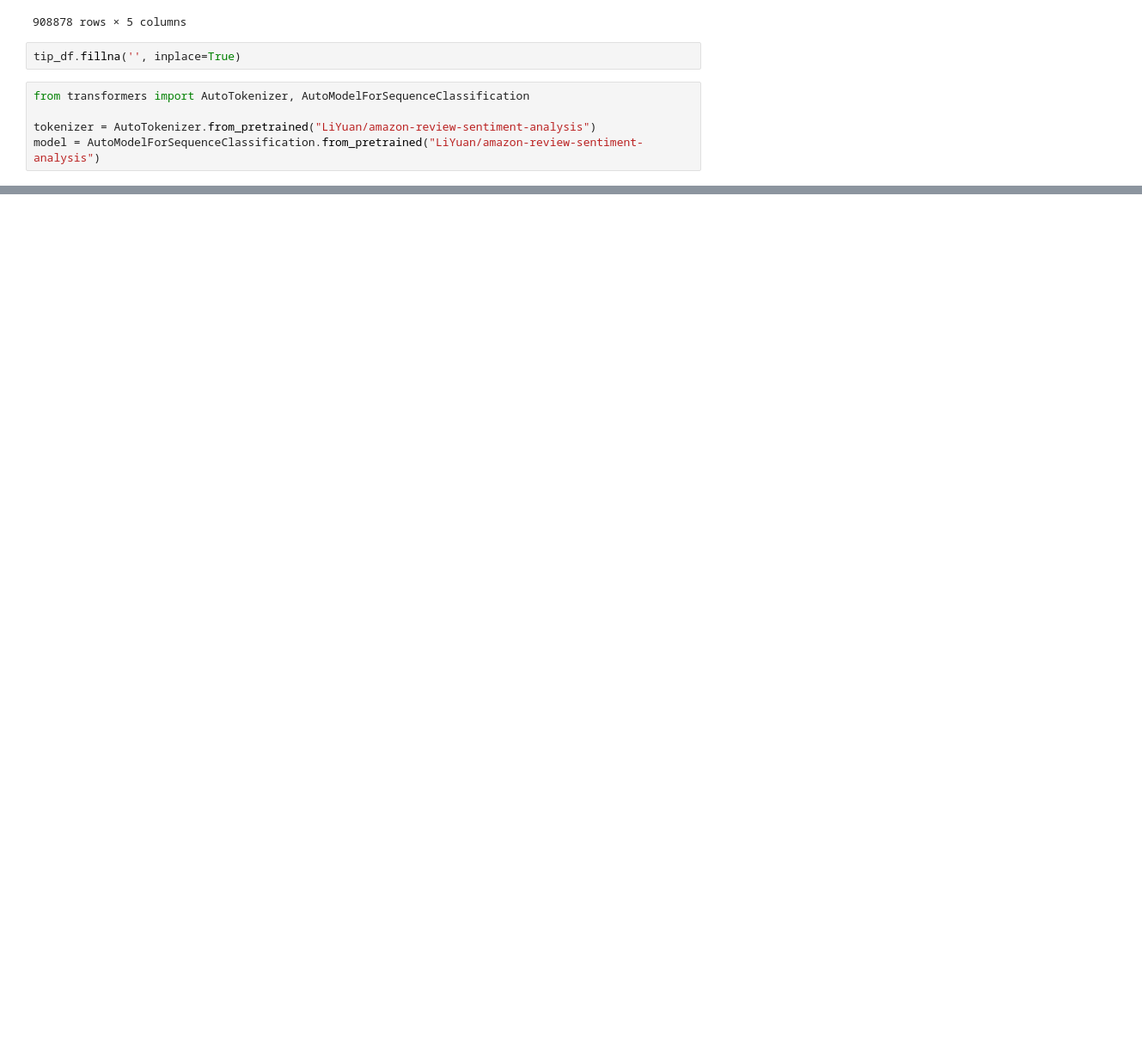
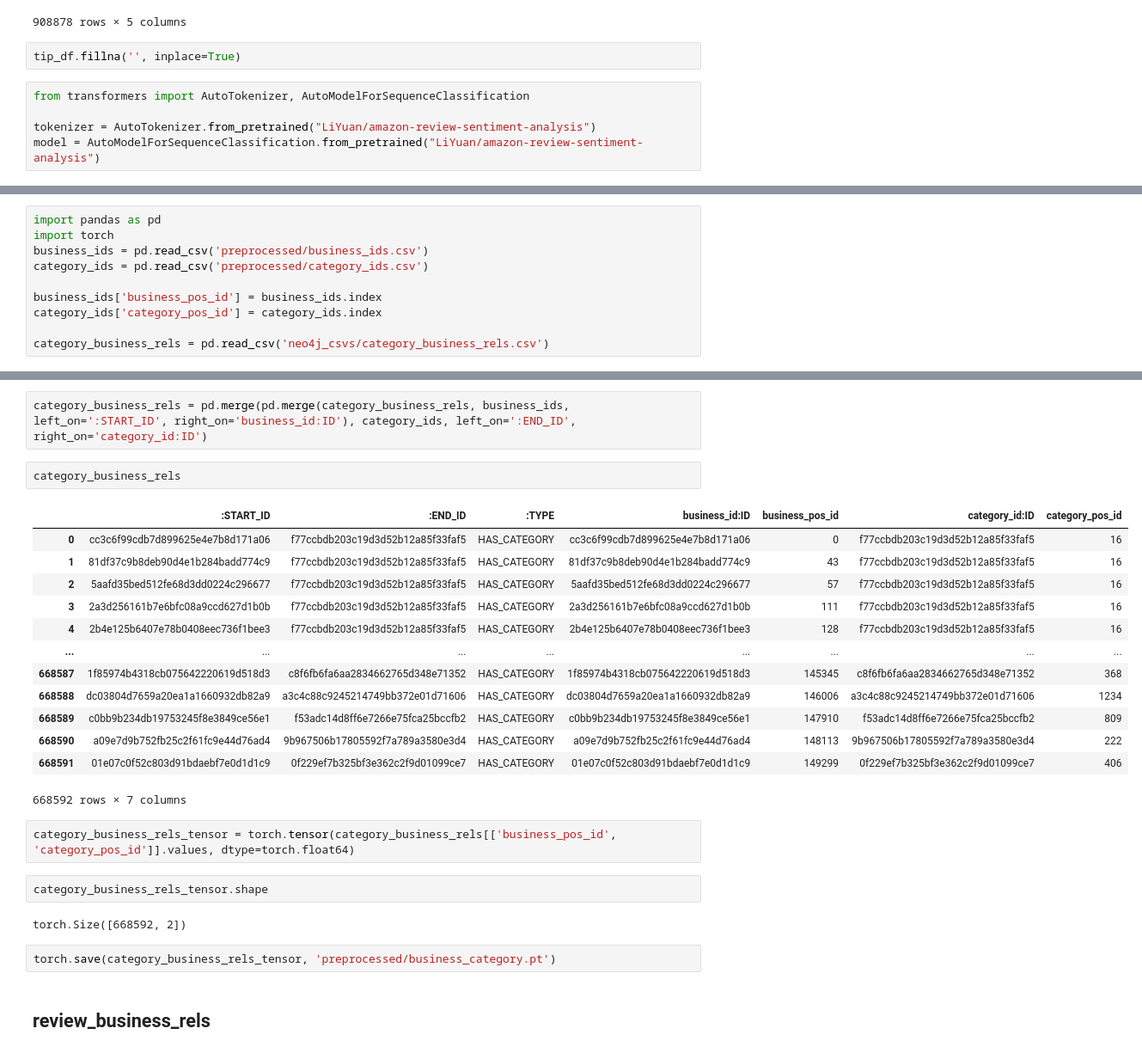
Before and after one commit to larusba/kgc-2023-yelp-gnn, a Jupyter notebook: cleaning.ipynb, the cells around one changed output, grey strips where cells are left out. Shown at 86% size. Saved outputs shown, nothing was run; the diff lists cells and outputs as text; blank space fills up the shorter version.

```diff
--- a/cleaning.ipynb
+++ b/cleaning.ipynb
@@ -441,0 +501,10 @@ SequenceClassifierOutput(loss=None, logits=tensor([[-1.1885, -2.0125, -1.2764,
+# %%
+import pandas as pd
+import torch
+business_ids = pd.read_csv('preprocessed/business_ids.csv')
+category_ids = pd.read_csv('preprocessed/category_ids.csv')
+
+business_ids['business_pos_id'] = business_ids.index
+category_ids['category_pos_id'] = category_ids.index
+
+category_business_rels = pd.read_csv('neo4j_csvs/category_business_rels.csv')
@@ -441,0 +527,28 @@ SequenceClassifierOutput(loss=None, logits=tensor([[-1.1885, -2.0125, -1.2764,
+# %%
+category_business_rels = pd.merge(pd.merge(category_business_rels, business_ids, left_on=':START_ID', right_on='business_id:ID'), category_ids, left_on=':END_ID', right_on='category_id:ID')
+# %%
+category_business_rels
+# %% [output]
+|  | :START_ID | :END_ID | :TYPE | business_id:ID | business_pos_id | category_id:ID | category_pos_id |
+| 0 | cc3c6f99cdb7d899625e4e7b8d171a06 | f77ccbdb203c19d3d52b12a85f33faf5 | HAS_CATEGORY | cc3c6f99cdb7d899625e4e7b8d171a06 | 0 | f77ccbdb203c19d3d52b12a85f33faf5 | 16 |
+| 1 | 81df37c9b8deb90d4e1b284badd774c9 | f77ccbdb203c19d3d52b12a85f33faf5 | HAS_CATEGORY | 81df37c9b8deb90d4e1b284badd774c9 | 43 | f77ccbdb203c19d3d52b12a85f33faf5 | 16 |
+| 2 | 5aafd35bed512fe68d3dd0224c296677 | f77ccbdb203c19d3d52b12a85f33faf5 | HAS_CATEGORY | 5aafd35bed512fe68d3dd0224c296677 | 57 | f77ccbdb203c19d3d52b12a85f33faf5 | 16 |
+| 3 | 2a3d256161b7e6bfc08a9ccd627d1b0b | f77ccbdb203c19d3d52b12a85f33faf5 | HAS_CATEGORY | 2a3d256161b7e6bfc08a9ccd627d1b0b | 111 | f77ccbdb203c19d3d52b12a85f33faf5 | 16 |
+| 4 | 2b4e125b6407e78b0408eec736f1bee3 | f77ccbdb203c19d3d52b12a85f33faf5 | HAS_CATEGORY | 2b4e125b6407e78b0408eec736f1bee3 | 128 | f77ccbdb203c19d3d52b12a85f33faf5 | 16 |
+| ... | ... | ... | ... | ... | ... | ... | ... |
+| 668587 | 1f85974b4318cb075642220619d518d3 | c8f6fb6fa6aa2834662765d348e71352 | HAS_CATEGORY | 1f85974b4318cb075642220619d518d3 | 145345 | c8f6fb6fa6aa2834662765d348e71352 | 368 |
+| 668588 | dc03804d7659a20ea1a1660932db82a9 | a3c4c88c9245214749bb372e01d71606 | HAS_CATEGORY | dc03804d7659a20ea1a1660932db82a9 | 146006 | a3c4c88c9245214749bb372e01d71606 | 1234 |
+| 668589 | c0bb9b234db19753245f8e3849ce56e1 | f53adc14d8ff6e7266e75fca25bccfb2 | HAS_CATEGORY | c0bb9b234db19753245f8e3849ce56e1 | 147910 | f53adc14d8ff6e7266e75fca25bccfb2 | 809 |
+| 668590 | a09e7d9b752fb25c2f61fc9e44d76ad4 | 9b967506b17805592f7a789a3580e3d4 | HAS_CATEGORY | a09e7d9b752fb25c2f61fc9e44d76ad4 | 148113 | 9b967506b17805592f7a789a3580e3d4 | 222 |
+| 668591 | 01e07c0f52c803d91bdaebf7e0d1d1c9 | 0f229ef7b325bf3e362c2f9d01099ce7 | HAS_CATEGORY | 01e07c0f52c803d91bdaebf7e0d1d1c9 | 149299 | 0f229ef7b325bf3e362c2f9d01099ce7 | 406 |
+668592 rows × 7 columns
+# %%
+category_business_rels_tensor = torch.tensor(category_business_rels[['business_pos_id', 'category_pos_id']].values, dtype=torch.float64)
+# %%
+category_business_rels_tensor.shape
+# %% [output]
+torch.Size([668592, 2])
+# %%
+torch.save(category_business_rels_tensor, 'preprocessed/business_category.pt')
+# %% [markdown]
+## review_business_rels
```
Also changed, not shown: parts of 52 cells of this notebook, 2 other files.
